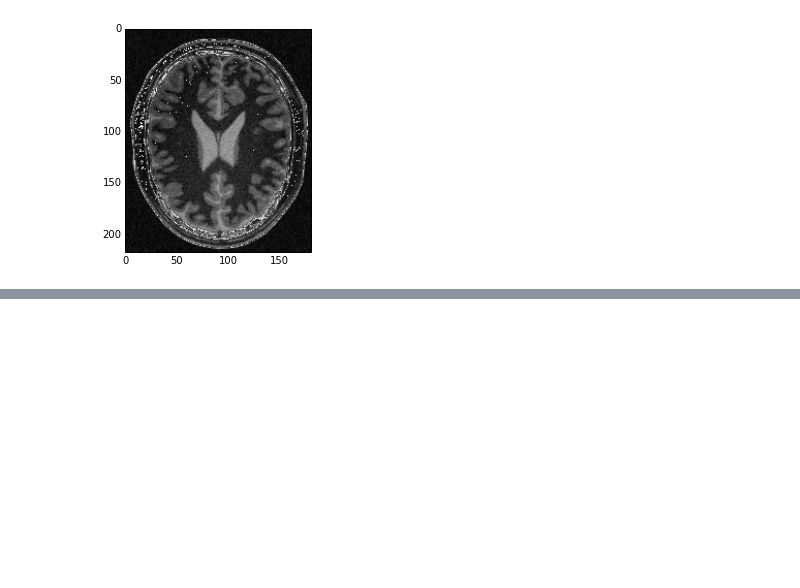
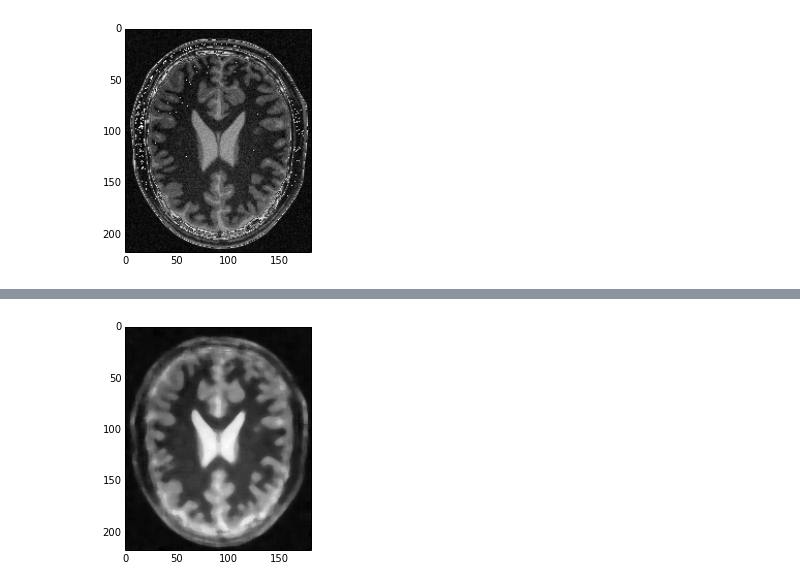
Before and after one commit to reproducible-research/scipy-tutorial-2014, a Jupyter notebook: notebooks/01-SimpleITK-Filtering.ipynb, the cells around one changed output, grey strips where cells are left out. Saved outputs shown, nothing was run; the diff lists cells and outputs as text; code cells hidden in the pictures; blank space fills up the shorter version.

```diff
--- a/notebooks/01-SimpleITK-Filtering.ipynb
+++ b/notebooks/01-SimpleITK-Filtering.ipynb
@@ -41,0 +91,8 @@ imshow(sitk.GetArrayFromImage(image),cmap=cm.gray);
+# %%
+medianfilter = sitk.MedianImageFilter()
+medianfilter.SetRadius(3)
+medianimage  = medianfilter.Execute(image)
+
+imshow(sitk.GetArrayFromImage(medianimage),cmap=cm.gray);
+# %% [output]
+[figure, added]
```
Also changed, not shown: parts of 12 cells of this notebook.
